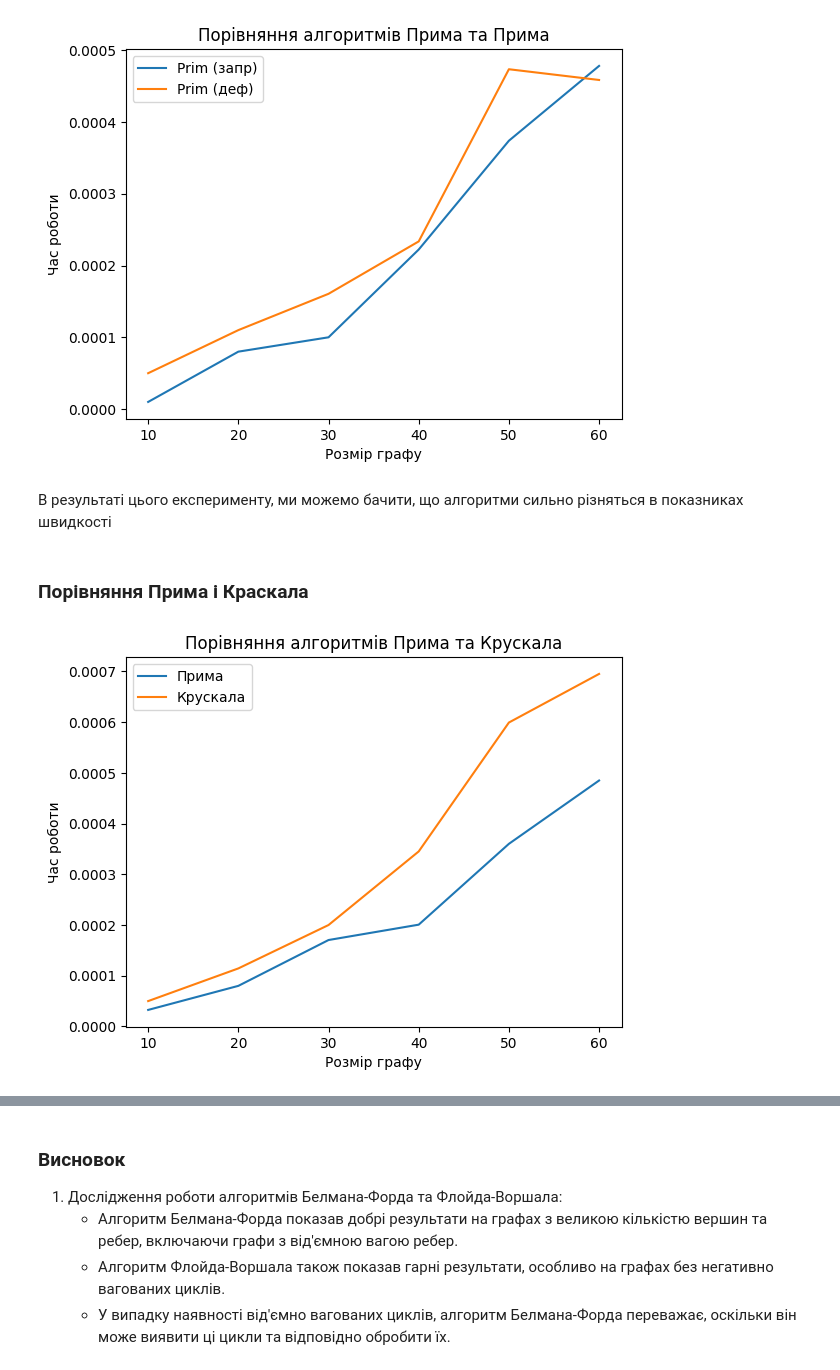
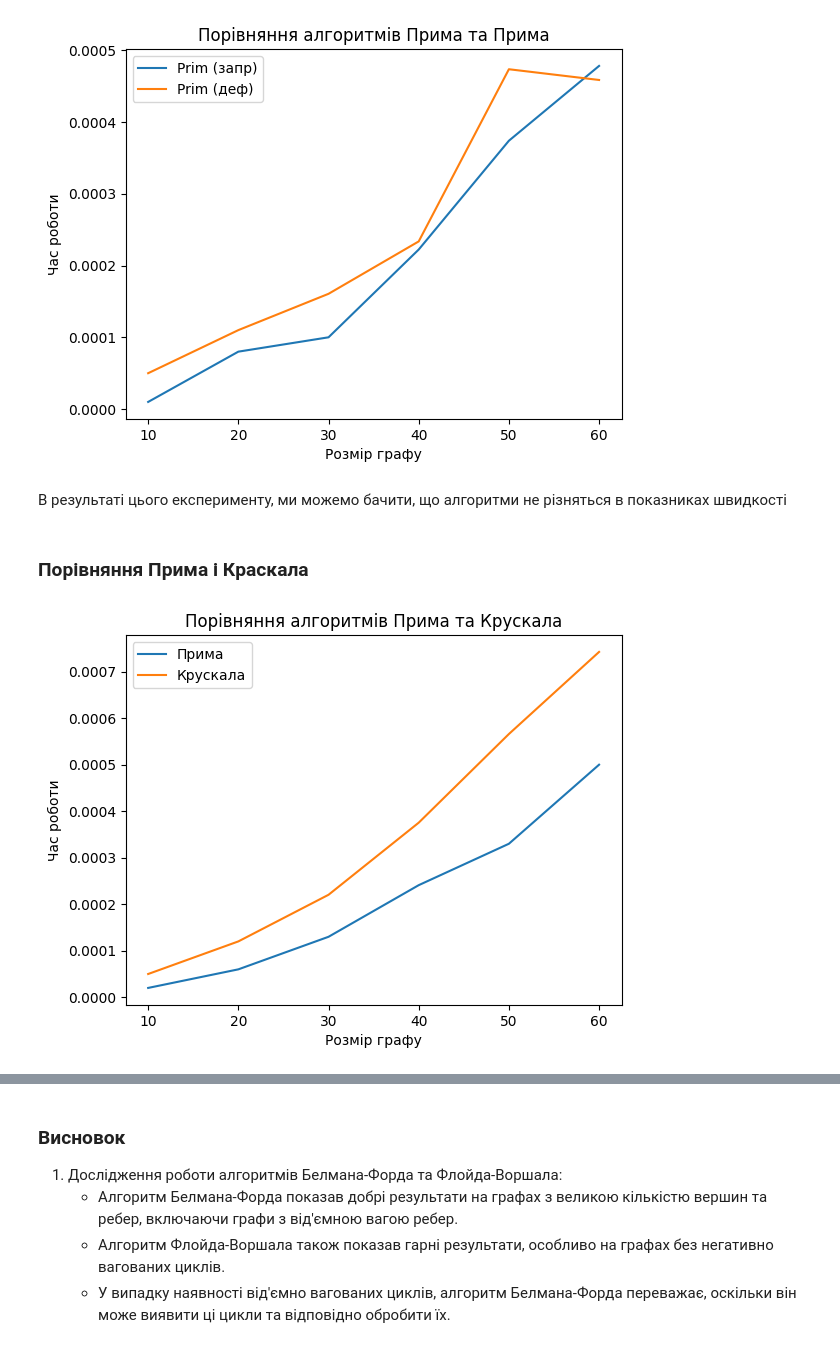
Before and after one commit to eugenekravchuk/algorithms_discrete, a Jupyter notebook: prim_and_kruskal/report_1.ipynb, the cells around one changed output, grey strips where cells are left out. Drawn from its saved outputs; the diff is of its cells as text; code cells hidden in the pictures.

```diff
--- a/prim_and_kruskal/report_1.ipynb
+++ b/prim_and_kruskal/report_1.ipynb
@@ -243,20 +257,20 @@ plt.show()
 # %% [output]
 [figure]
 # %% [markdown]
-В результаті цього експерименту, ми можемо бачити, що алгоритми сильно різняться в показниках швидкості
+В результаті цього експерименту, ми можемо бачити, що алгоритми не різняться в показниках швидкості
 # %% [markdown]
 ### Порівняння Прима і Краскала
 # %%
 graph_sizes = [10, 20, 30, 40, 50, 60]
-prim_times_comp = [count_time(default_prim, size) for size in graph_sizes]  # Приклад часу роботи для алгоритму Прима
+prim_times_comp = [count_time(prims_algorithm, size) for size in graph_sizes]  # Приклад часу роботи для алгоритму Прима
 kruskal_times_comp = [count_time(kruskal_algo, size) for size in graph_sizes]  # Приклад часу роботи для алгоритму Крускала
 
 plt.plot(graph_sizes, prim_times_comp, label='Прима')
 plt.plot(graph_sizes, kruskal_times_comp, label='Крускала')
 plt.xlabel('Розмір графу')
 plt.ylabel('Час роботи')
 plt.title('Порівняння алгоритмів Прима та Крускала')
 plt.legend()
 plt.show()
 # %% [output]
-[figure, old version]
+[figure, new version]
```
Also changed, not shown: parts of 2 cells of this notebook, 1 other file.
